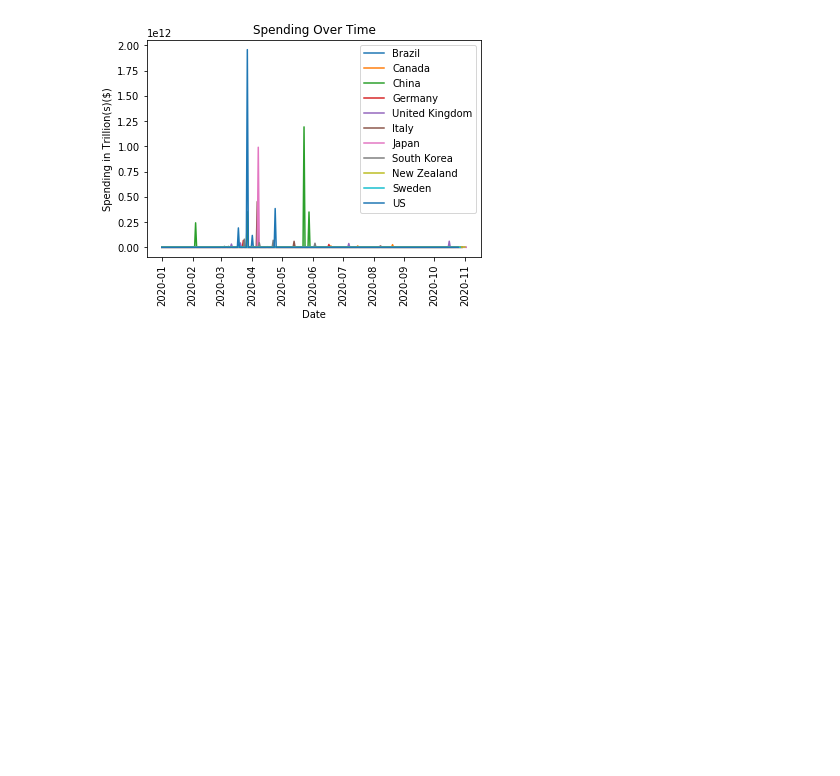
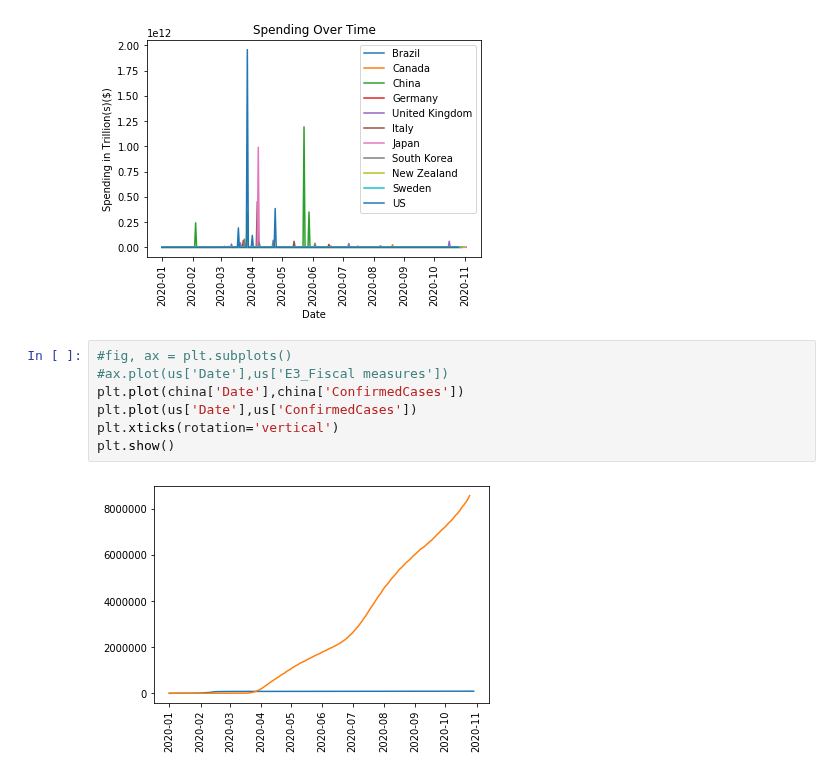
Before and after one commit to rejane-b/Project_1, a Jupyter notebook: Economics.ipynb, the cells around one changed output. Drawn from its saved outputs; the diff is of its cells as text; blank space fills up the shorter version.

```diff
--- a/Economics.ipynb
+++ b/Economics.ipynb
@@ -210,3 +210,12 @@ plt.legend()
 plt.show()
 # %% [output]
 [figure]
+# %%
+#fig, ax = plt.subplots()
+#ax.plot(us['Date'],us['E3_Fiscal measures'])
+plt.plot(china['Date'],china['ConfirmedCases'])
+plt.plot(us['Date'],us['ConfirmedCases'])
+plt.xticks(rotation='vertical')
+plt.show()
+# %% [output]
+[figure, added]
```
Also changed, not shown: parts of 11 cells of this notebook.
